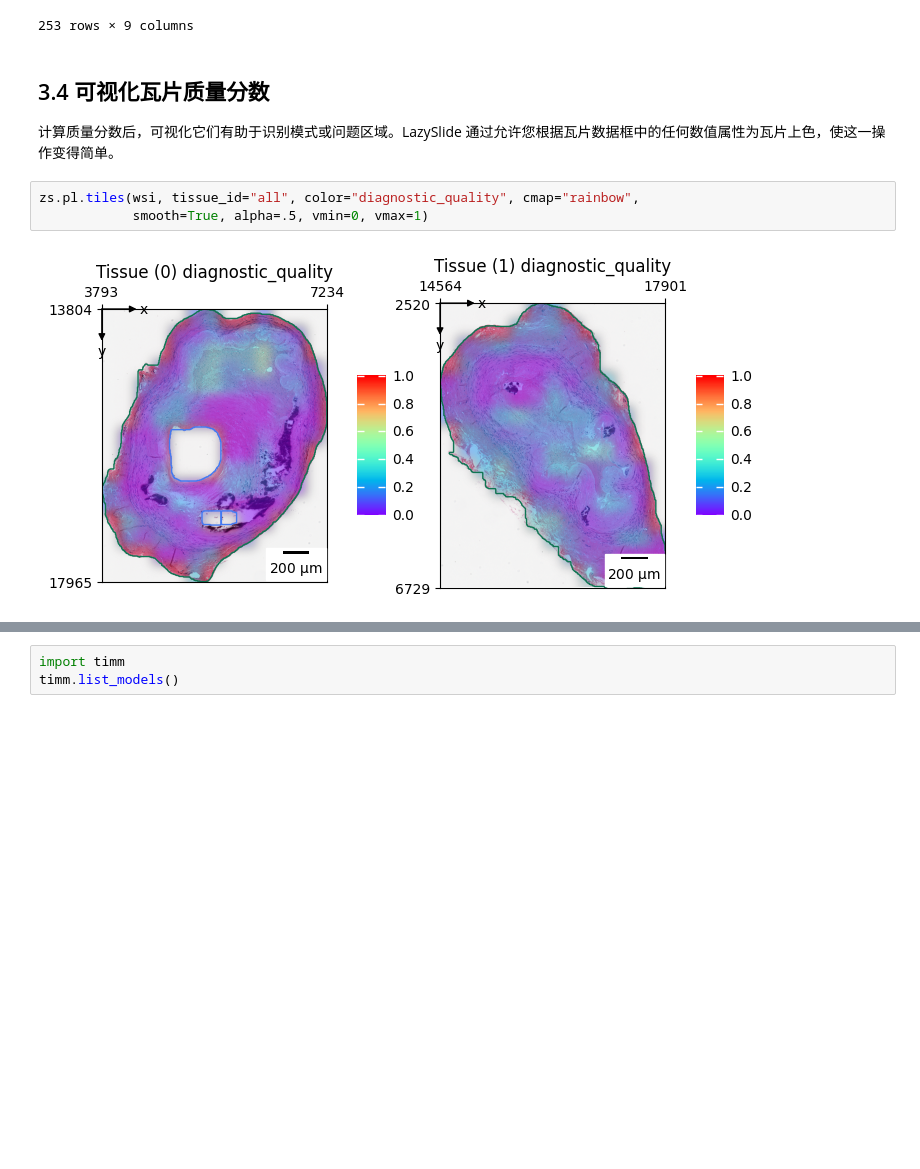
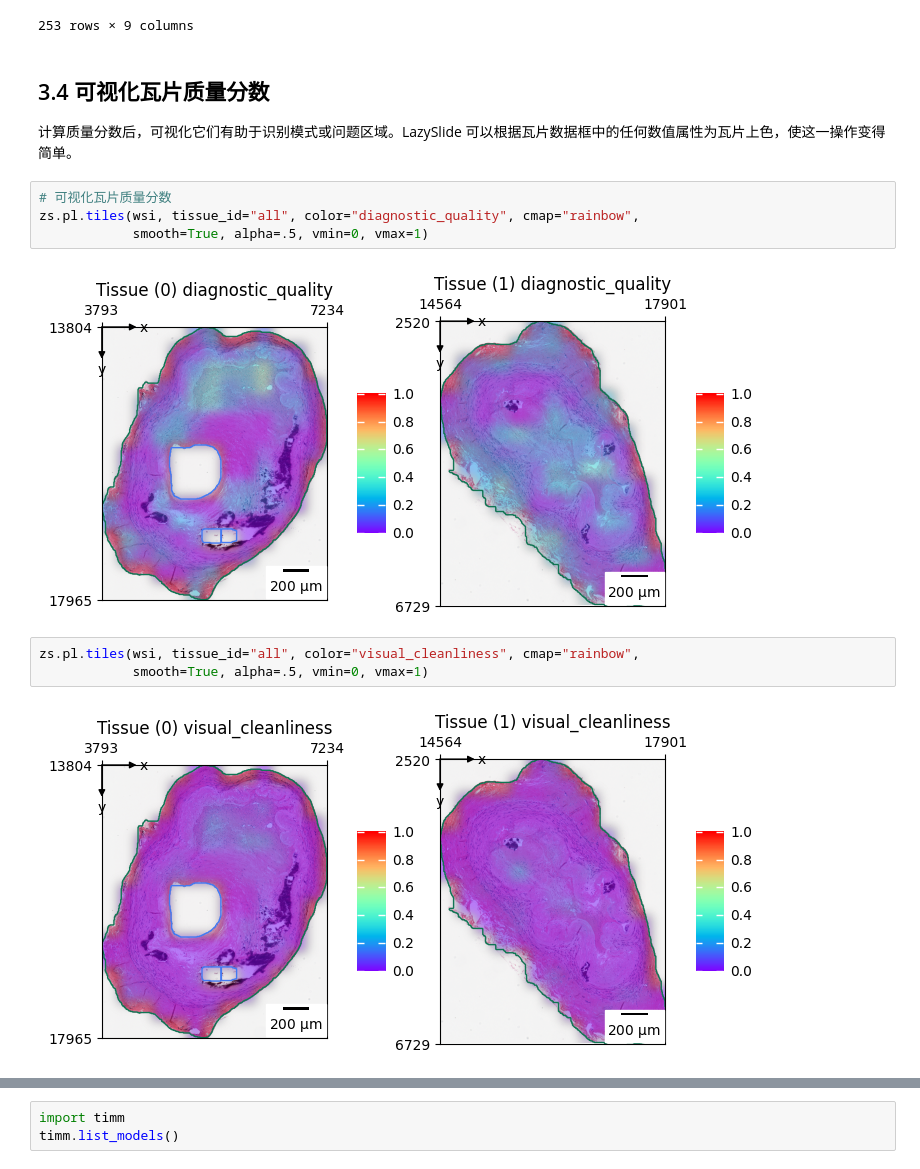
Before and after one commit to NoyeArk/lazy_slide, a Jupyter notebook: ipynb/1. 从原始图像到数据分析.ipynb, the cells around one changed output, grey strips where cells are left out. Cells and saved outputs as stored; diff of their text form; blank space fills up the shorter version.

```diff
--- a/ipynb/1. 从原始图像到数据分析.ipynb
+++ b/ipynb/1. 从原始图像到数据分析.ipynb
@@ -306,12 +380,18 @@ wsi["tiles"]
 # %% [markdown]
 ## 3.4 可视化瓦片质量分数
 
-计算质量分数后，可视化它们有助于识别模式或问题区域。LazySlide 通过允许您根据瓦片数据框中的任何数值属性为瓦片上色，使这一操作变得简单。
+计算质量分数后，可视化它们有助于识别模式或问题区域。LazySlide 可以根据瓦片数据框中的任何数值属性为瓦片上色，使这一操作变得简单。
 # %%
+# 可视化瓦片质量分数
 zs.pl.tiles(wsi, tissue_id="all", color="diagnostic_quality", cmap="rainbow",
             smooth=True, alpha=.5, vmin=0, vmax=1)
 # %% [output]
 [figure]
+# %%
+zs.pl.tiles(wsi, tissue_id="all", color="visual_cleanliness", cmap="rainbow",
+            smooth=True, alpha=.5, vmin=0, vmax=1)
+# %% [output]
+[figure, added]
 # %% [markdown]
 ## 3.5 特征提取 - 将图像转换为数值表示
 
```
Also changed, not shown: parts of 27 cells of this notebook, 6 other files.
